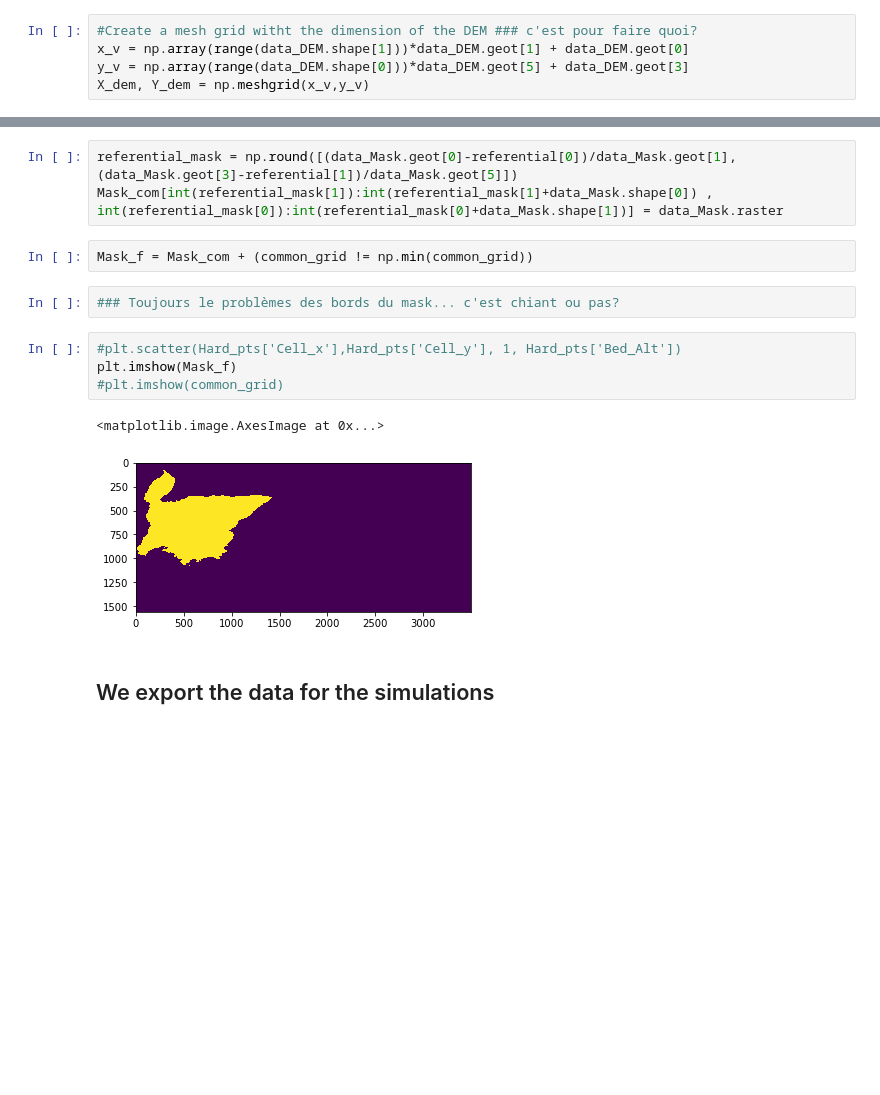
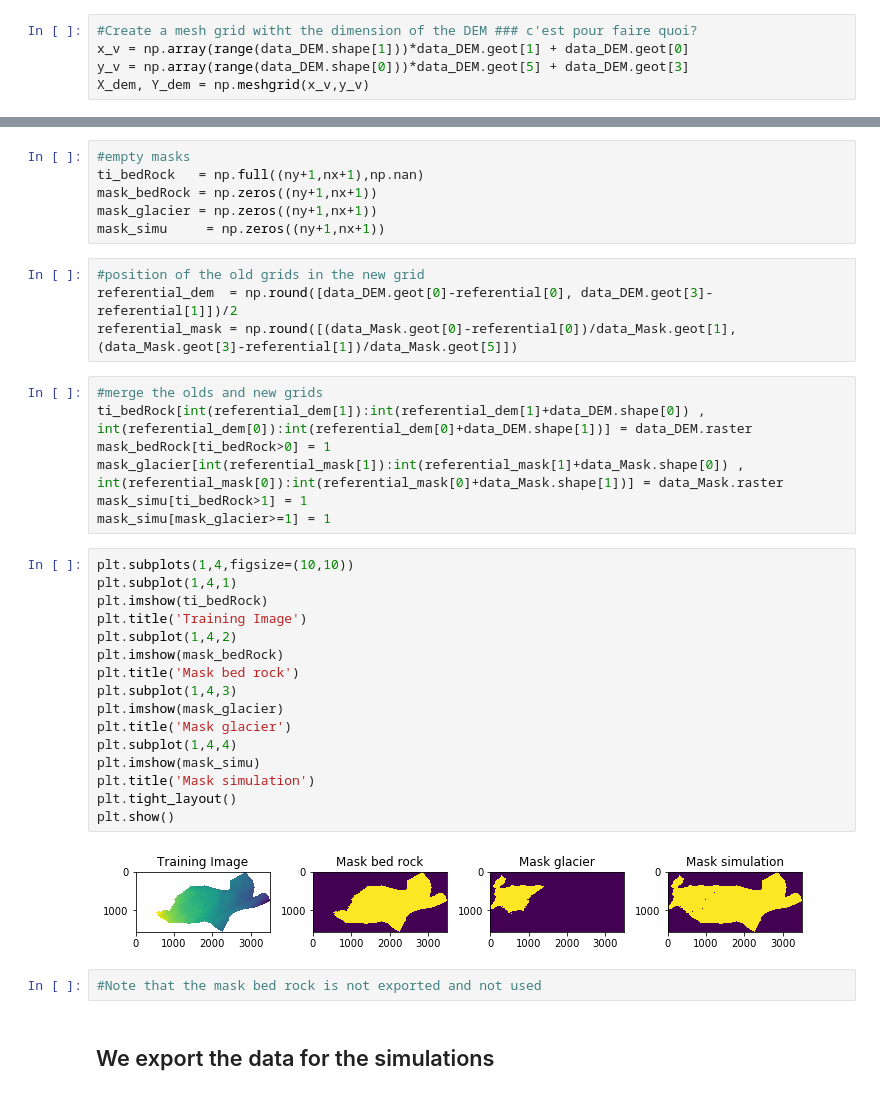
Before and after one commit to valDallalba/Tsanfleuron_geostatistical_baserock_estimation_paper, a Jupyter notebook: jupyter/01_Tsanfleuron_data.ipynb, the cells around one changed output, grey strips where cells are left out. Drawn from its saved outputs; the diff is of its cells as text; blank space fills up the shorter version.

```diff
--- a/jupyter/01_Tsanfleuron_data.ipynb
+++ b/jupyter/01_Tsanfleuron_data.ipynb
@@ -149,17 +111,40 @@ plt.scatter(Hard_pts['cell_x'],Hard_pts['cell_y'], 1, Hard_pts['alt'])
+# %%
+#empty masks
+ti_bedRock   = np.full((ny+1,nx+1),np.nan)
+mask_bedRock = np.zeros((ny+1,nx+1))
+mask_glacier = np.zeros((ny+1,nx+1))
+mask_simu     = np.zeros((ny+1,nx+1))
+# %%
+#position of the old grids in the new grid
+referential_dem  = np.round([data_DEM.geot[0]-referential[0], data_DEM.geot[3]-referential[1]])/2
+referential_mask = np.round([(data_Mask.geot[0]-referential[0])/data_Mask.geot[1], (data_Mask.geot[3]-referential[1])/data_Mask.geot[5]])
 # %%
-referential_mask = np.round([(data_Mask.geot[0]-referential[0])/data_Mask.geot[1], (data_Mask.geot[3]-referential[1])/data_Mask.geot[5]])
-Mask_com[int(referential_mask[1]):int(referential_mask[1]+data_Mask.shape[0]) , int(referential_mask[0]):int(referential_mask[0]+data_Mask.shape[1])] = data_Mask.raster
+#merge the olds and new grids
+ti_bedRock[int(referential_dem[1]):int(referential_dem[1]+data_DEM.shape[0]) , int(referential_dem[0]):int(referential_dem[0]+data_DEM.shape[1])] = data_DEM.raster
+mask_bedRock[ti_bedRock>0] = 1
+mask_glacier[int(referential_mask[1]):int(referential_mask[1]+data_Mask.shape[0]) , int(referential_mask[0]):int(referential_mask[0]+data_Mask.shape[1])] = data_Mask.raster
+mask_simu[ti_bedRock>1] = 1
+mask_simu[mask_glacier>=1] = 1
-# %%
-Mask_f = Mask_com + (common_grid != np.min(common_grid))
-# %%
-### Toujours le problèmes des bords du mask... c'est chiant ou pas?
-# %%
-#plt.scatter(Hard_pts['Cell_x'],Hard_pts['Cell_y'], 1, Hard_pts['Bed_Alt'])
-plt.imshow(Mask_f)
-#plt.imshow(common_grid)
-# %% [output]
-<matplotlib.image.AxesImage at 0x...>
-[figure, removed]
+# %%
+plt.subplots(1,4,figsize=(10,10))
+plt.subplot(1,4,1)
+plt.imshow(ti_bedRock)
+plt.title('Training Image')
+plt.subplot(1,4,2)
+plt.imshow(mask_bedRock)
+plt.title('Mask bed rock')
+plt.subplot(1,4,3)
+plt.imshow(mask_glacier)
+plt.title('Mask glacier')
+plt.subplot(1,4,4)
+plt.imshow(mask_simu)
+plt.title('Mask simulation')
+plt.tight_layout()
+plt.show()
+# %% [output]
+[figure, added]
+# %%
+#Note that the mask bed rock is not exported and not used
 # %% [markdown]
 ## We export the data for the simulations
 # %%
```
Also changed, not shown: parts of 16 cells of this notebook, 1 other file.
